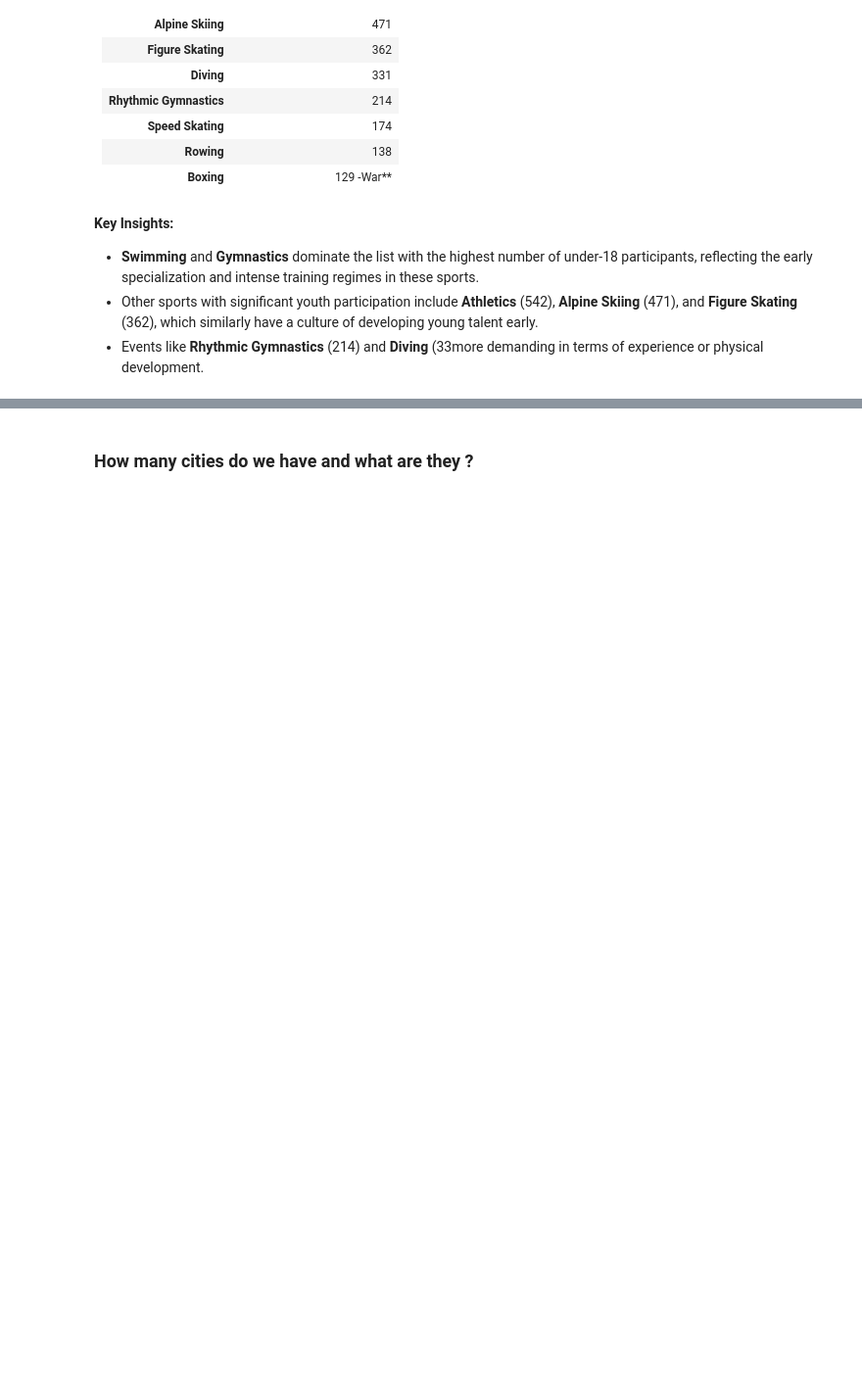
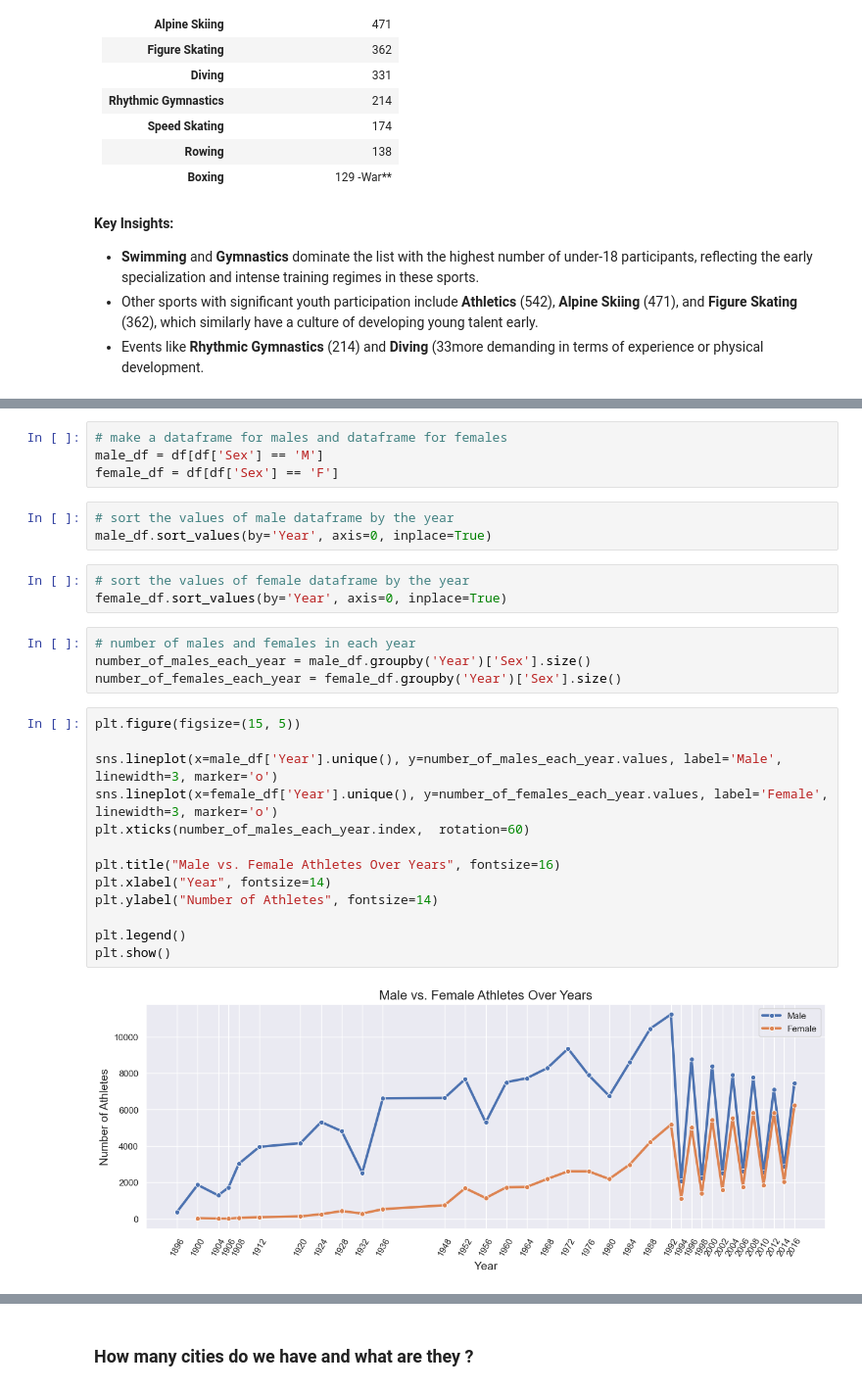
Before and after one commit to BassamSaleh99/Olympic-EDA, a Jupyter notebook: Olympic-EDA.ipynb, the cells around one changed output, grey strips where cells are left out. Shown at 98% size. Drawn from its saved outputs; the diff is of its cells as text; blank space fills up the shorter version.

```diff
--- a/Olympic-EDA.ipynb
+++ b/Olympic-EDA.ipynb
@@ -300,0 +316,29 @@ This table presents the number of athletes under the age of 18 who have particip
+# %%
+# make a dataframe for males and dataframe for females
+male_df = df[df['Sex'] == 'M']
+female_df = df[df['Sex'] == 'F']
+# %%
+# sort the values of male dataframe by the year
+male_df.sort_values(by='Year', axis=0, inplace=True)
+# %%
+# sort the values of female dataframe by the year
+female_df.sort_values(by='Year', axis=0, inplace=True)
+# %%
+# number of males and females in each year
+number_of_males_each_year = male_df.groupby('Year')['Sex'].size()
+number_of_females_each_year = female_df.groupby('Year')['Sex'].size()
+# %%
+plt.figure(figsize=(15, 5))
+
+sns.lineplot(x=male_df['Year'].unique(), y=number_of_males_each_year.values, label='Male', linewidth=3, marker='o')
+sns.lineplot(x=female_df['Year'].unique(), y=number_of_females_each_year.values, label='Female', linewidth=3, marker='o')
+plt.xticks(number_of_males_each_year.index,  rotation=60)
+
+plt.title("Male vs. Female Athletes Over Years", fontsize=16)
+plt.xlabel("Year", fontsize=14)
+plt.ylabel("Number of Athletes", fontsize=14)
+
+plt.legend()
+plt.show()
+# %% [output]
+[figure, added]
```
Also changed, not shown: parts of 3 cells of this notebook.
